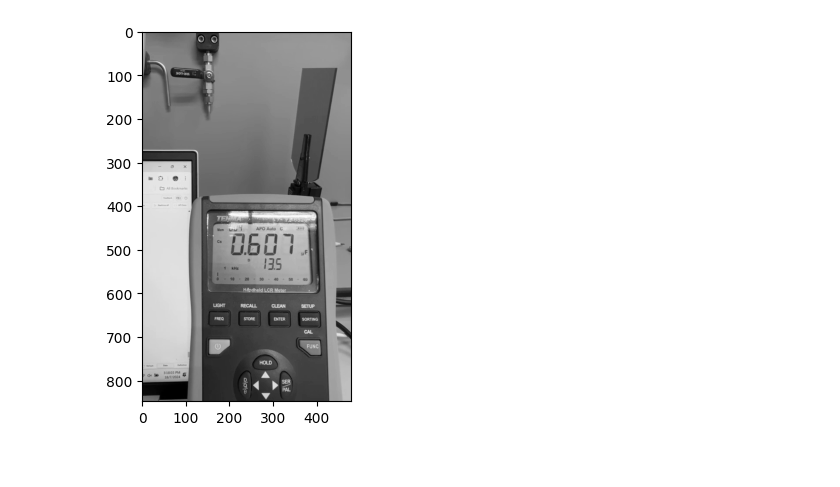
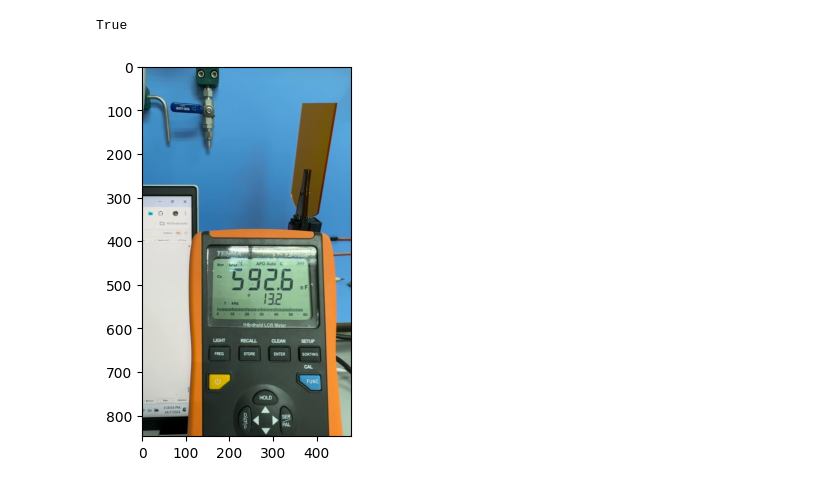
Before and after one commit to NgShienMing/lcr-reading, a Jupyter notebook: playground.ipynb, the cells around one changed output. Saved outputs shown, nothing was run; the diff lists cells and outputs as text; code cells hidden in the pictures.

```diff
--- a/playground.ipynb
+++ b/playground.ipynb
@@ -5,16 +5,18 @@ import numpy as np
 # %%
 # extract one frame from video
 video_path = 'asset/sample.mp4'
-frame_number = 15
+frame_number = 30
 cap = cv.VideoCapture(video_path)
 cap.set(cv.CAP_PROP_POS_FRAMES, frame_number)
 ret, frame = cap.read()
 cap.release()
+cv.imwrite('asset/sample_frame.jpg', frame)
+# %% [output]
+True
 # %%
-gray = cv.cvtColor(frame, cv.COLOR_BGR2GRAY)
-plt.imshow(gray, cmap='gray')
+plt.imshow(cv.cvtColor(frame, cv.COLOR_BGR2RGB))
 plt.show()
 # %% [output]
-[figure, old version]
+[figure, new version]
 # %%
 # crop the image
```
Also changed, not shown: parts of 6 cells of this notebook, 1 other file.
